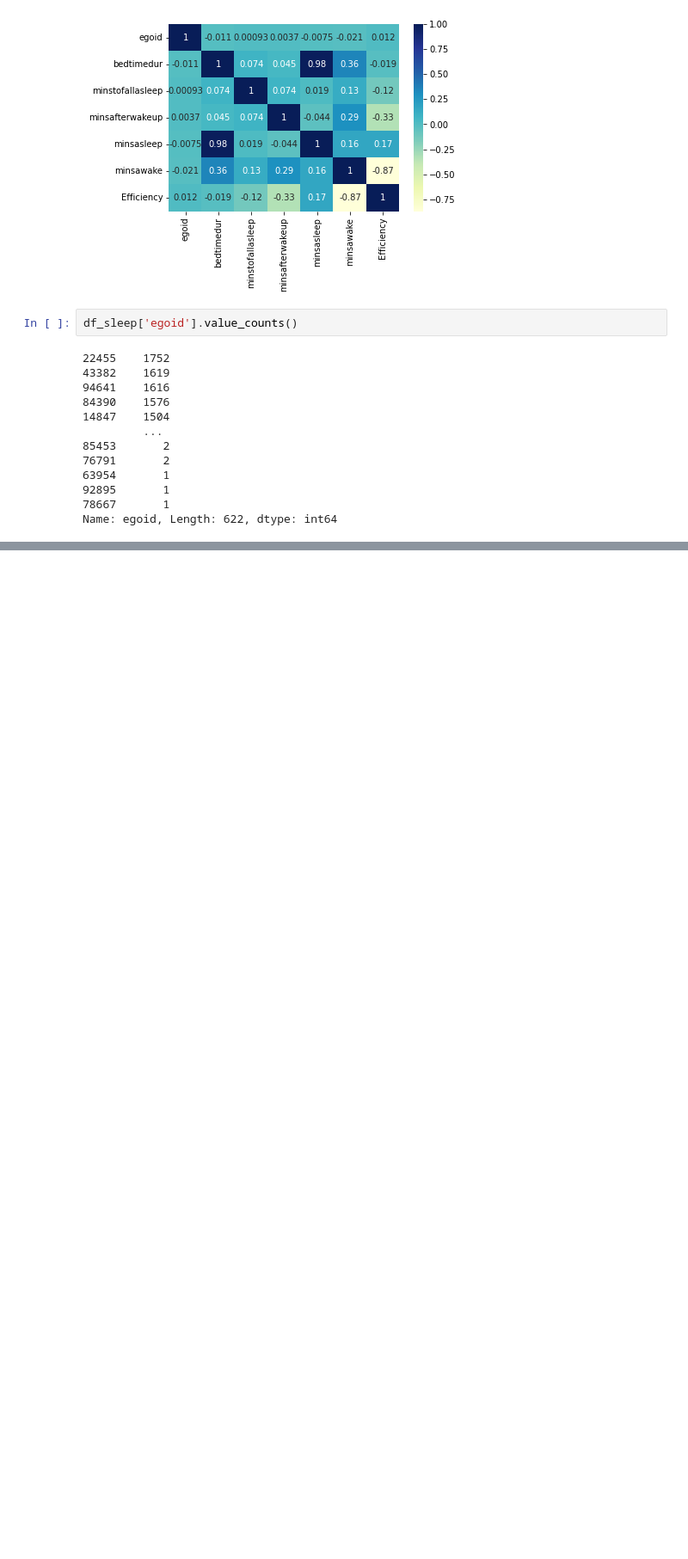
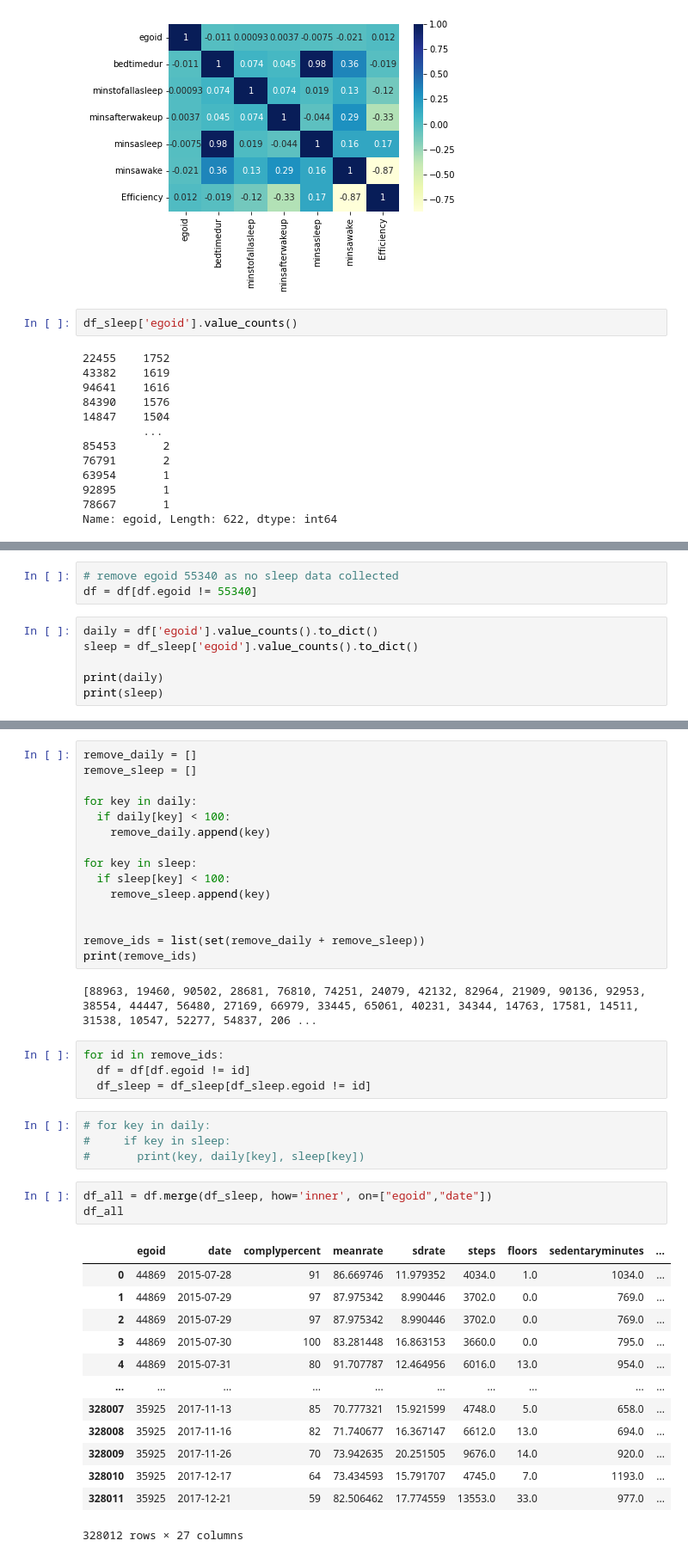
Before and after one commit to melaniaczobit/Major-Research-Project, a Jupyter notebook: MRP.ipynb, the cells around one changed output, grey strips where cells are left out. Shown at 86% size. Drawn from its saved outputs; the diff is of its cells as text; blank space fills up the shorter version.

```diff
--- a/MRP.ipynb
+++ b/MRP.ipynb
@@ -303,0 +338,9 @@ plt.show()
+# %%
+# remove egoid 55340 as no sleep data collected
+df = df[df.egoid != 55340]
+# %%
+daily = df['egoid'].value_counts().to_dict()
+sleep = df_sleep['egoid'].value_counts().to_dict()
+
+print(daily)
+print(sleep)
@@ -303,0 +354,42 @@ plt.show()
+# %%
+remove_daily = []
+remove_sleep = []
+
+for key in daily:
+  if daily[key] < 100:
+    remove_daily.append(key)
+
+for key in sleep:
+  if sleep[key] < 100:
+    remove_sleep.append(key)
+
+
+remove_ids = list(set(remove_daily + remove_sleep))
+print(remove_ids)
+# %% [output]
+[88963, 19460, 90502, 28681, 76810, 74251, 24079, 42132, 82964, 21909, 90136, 92953, 38554, 44447, 56480, 27169, 66979, 33445, 65061, 40231, 34344, 14763, 17581, 14511, 31538, 10547, 52277, 54837, 206 ...
+# %%
+for id in remove_ids:
+  df = df[df.egoid != id]
+  df_sleep = df_sleep[df_sleep.egoid != id]
+# %%
+# for key in daily:
+#     if key in sleep:
+#       print(key, daily[key], sleep[key])
+# %%
+df_all = df.merge(df_sleep, how='inner', on=["egoid","date"])
+df_all
+# %% [output]
+|  | egoid | date | complypercent | meanrate | sdrate | steps | floors | sedentaryminutes | ... |
+| 0 | 44869 | 2015-07-28 | 91 | 86.669746 | 11.979352 | 4034.0 | 1.0 | 1034.0 | ... |
+| 1 | 44869 | 2015-07-29 | 97 | 87.975342 | 8.990446 | 3702.0 | 0.0 | 769.0 | ... |
+| 2 | 44869 | 2015-07-29 | 97 | 87.975342 | 8.990446 | 3702.0 | 0.0 | 769.0 | ... |
+| 3 | 44869 | 2015-07-30 | 100 | 83.281448 | 16.863153 | 3660.0 | 0.0 | 795.0 | ... |
+| 4 | 44869 | 2015-07-31 | 80 | 91.707787 | 12.464956 | 6016.0 | 13.0 | 954.0 | ... |
+| ... | ... | ... | ... | ... | ... | ... | ... | ... | ... |
+| 328007 | 35925 | 2017-11-13 | 85 | 70.777321 | 15.921599 | 4748.0 | 5.0 | 658.0 | ... |
+| 328008 | 35925 | 2017-11-16 | 82 | 71.740677 | 16.367147 | 6612.0 | 13.0 | 694.0 | ... |
+| 328009 | 35925 | 2017-11-26 | 70 | 73.942635 | 20.251505 | 9676.0 | 14.0 | 920.0 | ... |
+| 328010 | 35925 | 2017-12-17 | 64 | 73.434593 | 15.791707 | 4745.0 | 7.0 | 1193.0 | ... |
+| 328011 | 35925 | 2017-12-21 | 59 | 82.506462 | 17.774559 | 13553.0 | 33.0 | 977.0 | ... |
+328012 rows × 27 columns
```
Also changed, not shown: parts of 18 cells of this notebook.
